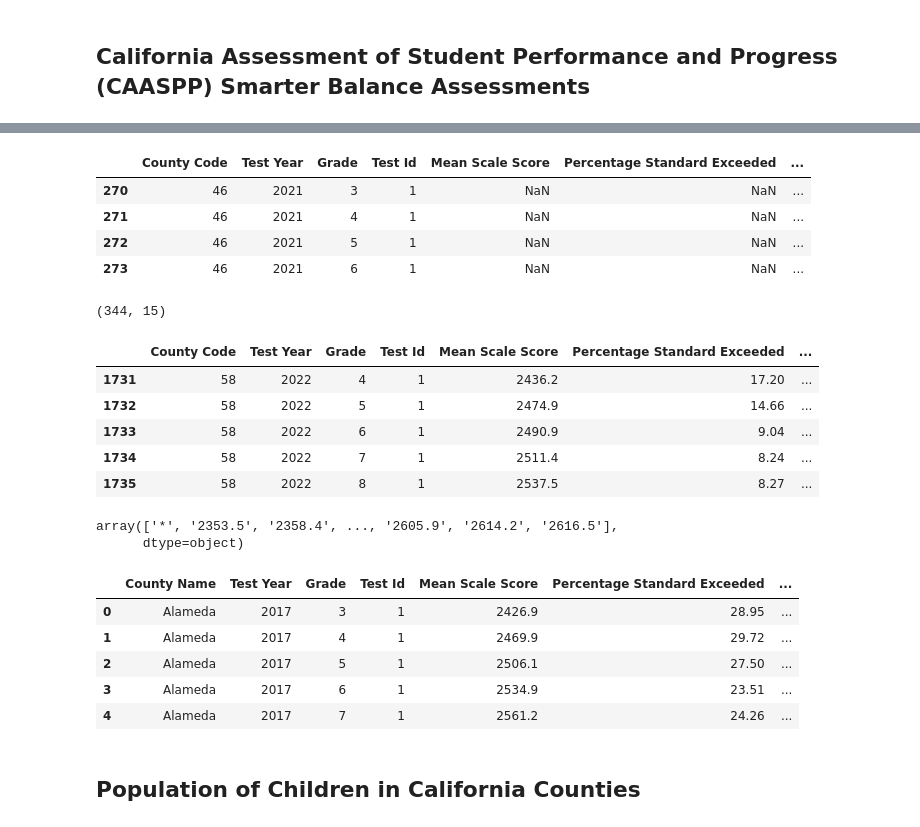
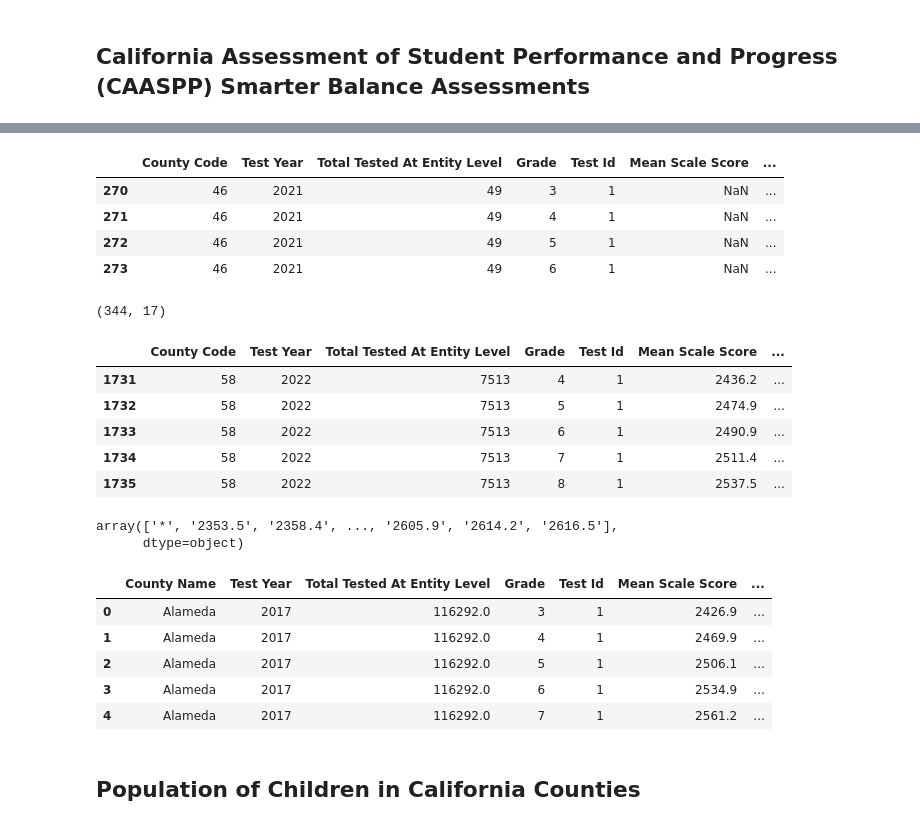
Before and after one commit to KaitlynChou/COGS-108-Project, a Jupyter notebook: EDACheckpoint_Group057_WI24.ipynb, the cells around one changed output, grey strips where cells are left out. Drawn from its saved outputs; the diff is of its cells as text; code cells hidden in the pictures.

```diff
--- a/EDACheckpoint_Group057_WI24.ipynb
+++ b/EDACheckpoint_Group057_WI24.ipynb
@@ -167,7 +167,7 @@ caaspp_17 = caaspp_17[caaspp_17['County Code'] != 0]
 caaspp_17 = caaspp_17[caaspp_17['District Code'] == 0]
 
 # select variables we are interested in
-ca_var = ['County Code', 'Test Year', 'Grade', 'Test Id', 'Mean Scale Score',
+ca_var = ['County Code', 'Test Year', 'Total Tested At Entity Level', 'Grade', 'Test Id', 'Mean Scale Score',
           'Percentage Standard Exceeded', 'Percentage Standard Met', 'Percentage Standard Nearly Met',
           'Percentage Standard Not Met']
 caaspp_17 = caaspp_17[ca_var]
@@ -175,7 +175,7 @@ caaspp_17 = caaspp_17[ca_var]
 caaspp_17_test1 = caaspp_17[caaspp_17['Test Id'] == 1]
 caaspp_17_test2 = caaspp_17[caaspp_17['Test Id'] == 2]
 
-merge_var = ['County Code', 'Test Year', 'Grade', 'Test Id 2', 'Mean Scale Score 2',
+merge_var = ['County Code', 'Test Year', 'Total Tested at Entity Level', 'Grade', 'Test Id 2', 'Mean Scale Score 2',
           'Percentage Standard Exceeded 2', 'Percentage Standard Met 2', 'Percentage Standard Nearly Met 2',
           'Percentage Standard Not Met 2']
 caaspp_17_test2.columns = merge_var
@@ -236,7 +236,7 @@ caaspp_21 = caaspp_21[caaspp_21['Grade'] < 11]
 caaspp_21 = caaspp_21[caaspp_21['County Code'] != 0]
 caaspp_21 = caaspp_21[caaspp_21['District Code'] == 0]
 #They capitalized the 'D' in 'Test ID'
-ca_var2 = ['County Code', 'Test Year', 'Grade', 'Test ID', 'Mean Scale Score',
+ca_var2 = ['County Code', 'Test Year', 'Total Tested at Reporting Level', 'Grade', 'Test ID', 'Mean Scale Score',
           'Percentage Standard Exceeded', 'Percentage Standard Met', 'Percentage Standard Nearly Met',
           'Percentage Standard Not Met']
 caaspp_21 = caaspp_21[ca_var2]
@@ -264,17 +264,17 @@ del caaspp_22_test2
 #2021 has null values, the others don't
 caaspp_21[caaspp_21.isna().any(axis=1)]
 # %% [output]
-|  | County Code | Test Year | Grade | Test Id | Mean Scale Score | Percentage Standard Exceeded | ... |
-| 270 | 46 | 2021 | 3 | 1 | NaN | NaN | ... |
-| 271 | 46 | 2021 | 4 | 1 | NaN | NaN | ... |
-| 272 | 46 | 2021 | 5 | 1 | NaN | NaN | ... |
-| 273 | 46 | 2021 | 6 | 1 | NaN | NaN | ... |
+|  | County Code | Test Year | Total Tested At Entity Level | Grade | Test Id | Mean Scale Score | ... |
+| 270 | 46 | 2021 | 49 | 3 | 1 | NaN | ... |
+| 271 | 46 | 2021 | 49 | 4 | 1 | NaN | ... |
+| 272 | 46 | 2021 | 49 | 5 | 1 | NaN | ... |
+| 273 | 46 | 2021 | 49 | 6 | 1 | NaN | ... |
 # %%
 #The county with the nulls is Sierra. A news search shows that in 2021, the CAASPP was optional in Sierra County
 caaspp_21 = caaspp_21.dropna()
 caaspp_21.shape
 # %% [output]
-(344, 15)
+(344, 17)
 # %%
 #Append all years together
 caaspp = pd.concat([caaspp_17, caaspp_18, caaspp_19, caaspp_21, caaspp_22], ignore_index=True)
@@ -285,12 +285,12 @@ del caaspp_21
 del caaspp_22
 caaspp.tail()
 # %% [output]
-|  | County Code | Test Year | Grade | Test Id | Mean Scale Score | Percentage Standard Exceeded | ... |
-| 1731 | 58 | 2022 | 4 | 1 | 2436.2 | 17.20 | ... |
-| 1732 | 58 | 2022 | 5 | 1 | 2474.9 | 14.66 | ... |
-| 1733 | 58 | 2022 | 6 | 1 | 2490.9 | 9.04 | ... |
-| 1734 | 58 | 2022 | 7 | 1 | 2511.4 | 8.24 | ... |
-| 1735 | 58 | 2022 | 8 | 1 | 2537.5 | 8.27 | ... |
+|  | County Code | Test Year | Total Tested At Entity Level | Grade | Test Id | Mean Scale Score | ... |
+| 1731 | 58 | 2022 | 7513 | 4 | 1 | 2436.2 | ... |
+| 1732 | 58 | 2022 | 7513 | 5 | 1 | 2474.9 | ... |
+| 1733 | 58 | 2022 | 7513 | 6 | 1 | 2490.9 | ... |
+| 1734 | 58 | 2022 | 7513 | 7 | 1 | 2511.4 | ... |
+| 1735 | 58 | 2022 | 7513 | 8 | 1 | 2537.5 | ... |
 # %%
 #determine which rows aren't numerical...we see that some have asterisks
 unique_values = caaspp['Mean Scale Score'].unique()
@@ -303,31 +303,51 @@ array(['*', '2353.5', '2358.4', ..., '2605.9', '2614.2', '2616.5'],
 #drop rows that have asterisks
 asterisk_rows = caaspp[caaspp['Mean Scale Score'] == '*'].index.values
 caaspp = caaspp.drop(labels=asterisk_rows)
+asterisk_rows = caaspp[caaspp['Mean Scale Score 2'] == '*'].index.values
+caaspp = caaspp.drop(labels=asterisk_rows)
 # %%
 # read in school code csv, which matches county codes to county name
 county_names = pd.read_csv('./data/sb_ca2017entities_csv.csv')
 
 # drop County Code = 0 (does not represent a county)
 county_names = county_names[county_names['County Code'] != 0]
 
 # we only need one row per county for its name
 county_names = county_names[county_names['District Code'] == 0]
 
 # select column with county names
 county_names = county_names['County Name'].reset_index(drop=True)
 
 # replace the school code column in caaspp with county_names
 county_names = county_names.reset_index()
 county_names['index'] += 1
 
 mapping = dict(county_names[['index', 'County Name']].values)
 caaspp['County Code'] = caaspp['County Code'].map(mapping)
 caaspp = caaspp.rename(columns={'County Code': 'County Name'})
+
+quantitative_vars = ['Total Tested At Entity Level', 'Mean Scale Score', 'Percentage Standard Exceeded',
+                     'Percentage Standard Met', 'Percentage Standard Nearly Met', 'Percentage Standard Not Met',
+                     'Mean Scale Score 2', 'Percentage Standard Exceeded 2', 'Percentage Standard Met 2',
+                     'Percentage Standard Nearly Met 2', 'Percentage Standard Not Met 2']
+
+caaspp = caaspp.astype(dict(zip(quantitative_vars, np.full(len(quantitative_vars), 'float64'))))
+
+#Getting the ratio of testers in Plumas and in Sierra so when we combine them later we can approximate the average
+# We don't have tester counts per grade, only for each county as a whole
+#plumas_testers = caaspp[caaspp['County Name'] == 'Plumas']['Total Tested At Entity Level'].astype(float).mean()
+#sierra_testers = caaspp[caaspp['County Name'] == 'Sierra']['Total Tested At Entity Level'].astype(float).mean()
+#plumas_ratio = (plumas_testers / sierra_testers) / ((plumas_testers / sierra_testers) + 1)
+#sierra_ratio = 1 / ((plumas_testers / sierra_testers) + 1)
+#caaspp = caaspp.drop('Total Tested At Entity Level', axis=1)
+
+caaspp = caaspp.drop(caaspp[caaspp['County Name'] == 'Sierra'].index)
+
 caaspp.head()
 # %% [output]
-|  | County Name | Test Year | Grade | Test Id | Mean Scale Score | Percentage Standard Exceeded | ... |
-| 0 | Alameda | 2017 | 3 | 1 | 2426.9 | 28.95 | ... |
-| 1 | Alameda | 2017 | 4 | 1 | 2469.9 | 29.72 | ... |
-| 2 | Alameda | 2017 | 5 | 1 | 2506.1 | 27.50 | ... |
-| 3 | Alameda | 2017 | 6 | 1 | 2534.9 | 23.51 | ... |
-| 4 | Alameda | 2017 | 7 | 1 | 2561.2 | 24.26 | ... |
+|  | County Name | Test Year | Total Tested At Entity Level | Grade | Test Id | Mean Scale Score | ... |
+| 0 | Alameda | 2017 | 116292.0 | 3 | 1 | 2426.9 | ... |
+| 1 | Alameda | 2017 | 116292.0 | 4 | 1 | 2469.9 | ... |
+| 2 | Alameda | 2017 | 116292.0 | 5 | 1 | 2506.1 | ... |
+| 3 | Alameda | 2017 | 116292.0 | 6 | 1 | 2534.9 | ... |
+| 4 | Alameda | 2017 | 116292.0 | 7 | 1 | 2561.2 | ... |
```
Also changed, not shown: parts of 2 cells of this notebook.
